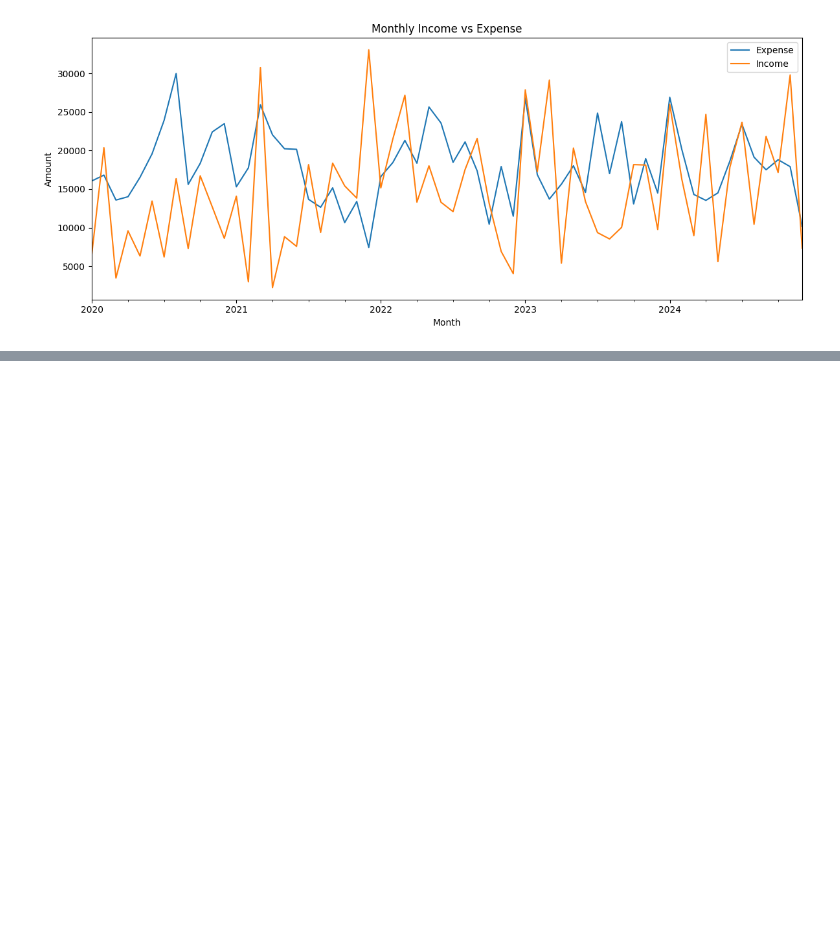
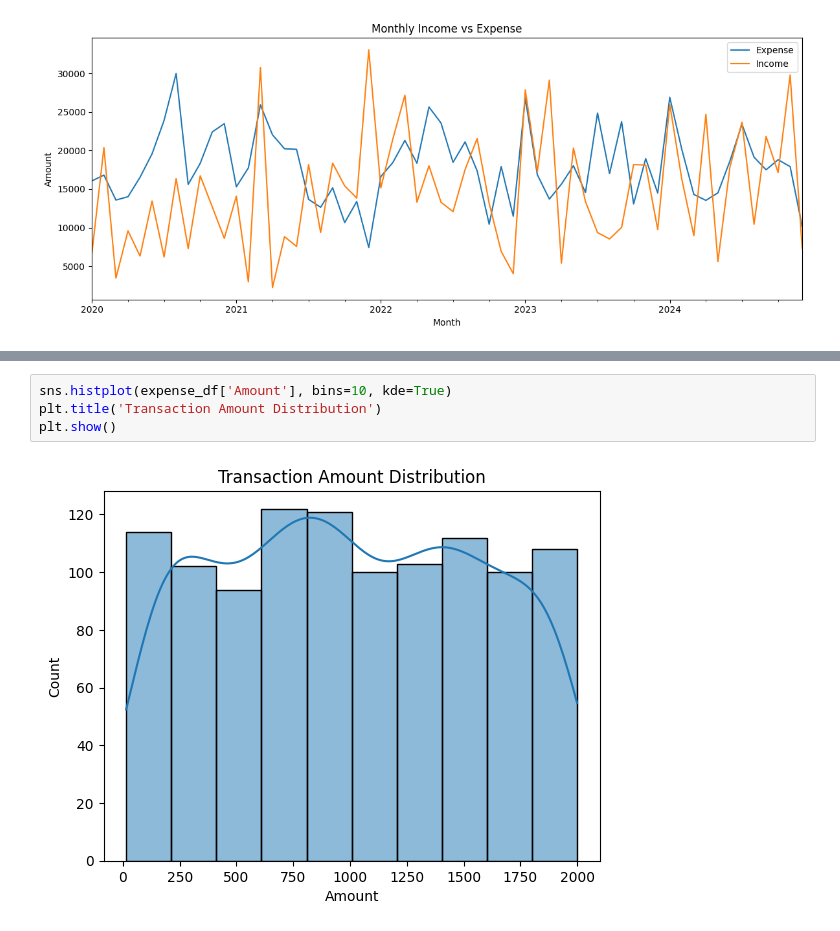
Before and after one commit to YASH280626/expense-tracker, a Jupyter notebook: analytics/analysis.ipynb, the cells around one changed output, grey strips where cells are left out. Drawn from its saved outputs; the diff is of its cells as text; blank space fills up the shorter version.

```diff
--- a/analytics/analysis.ipynb
+++ b/analytics/analysis.ipynb
@@ -608,0 +682,6 @@ plt.show()
+# %%
+sns.histplot(expense_df['Amount'], bins=10, kde=True)
+plt.title('Transaction Amount Distribution')
+plt.show()
+# %% [output]
+[figure, added]
```
Also changed, not shown: parts of 10 cells of this notebook.
